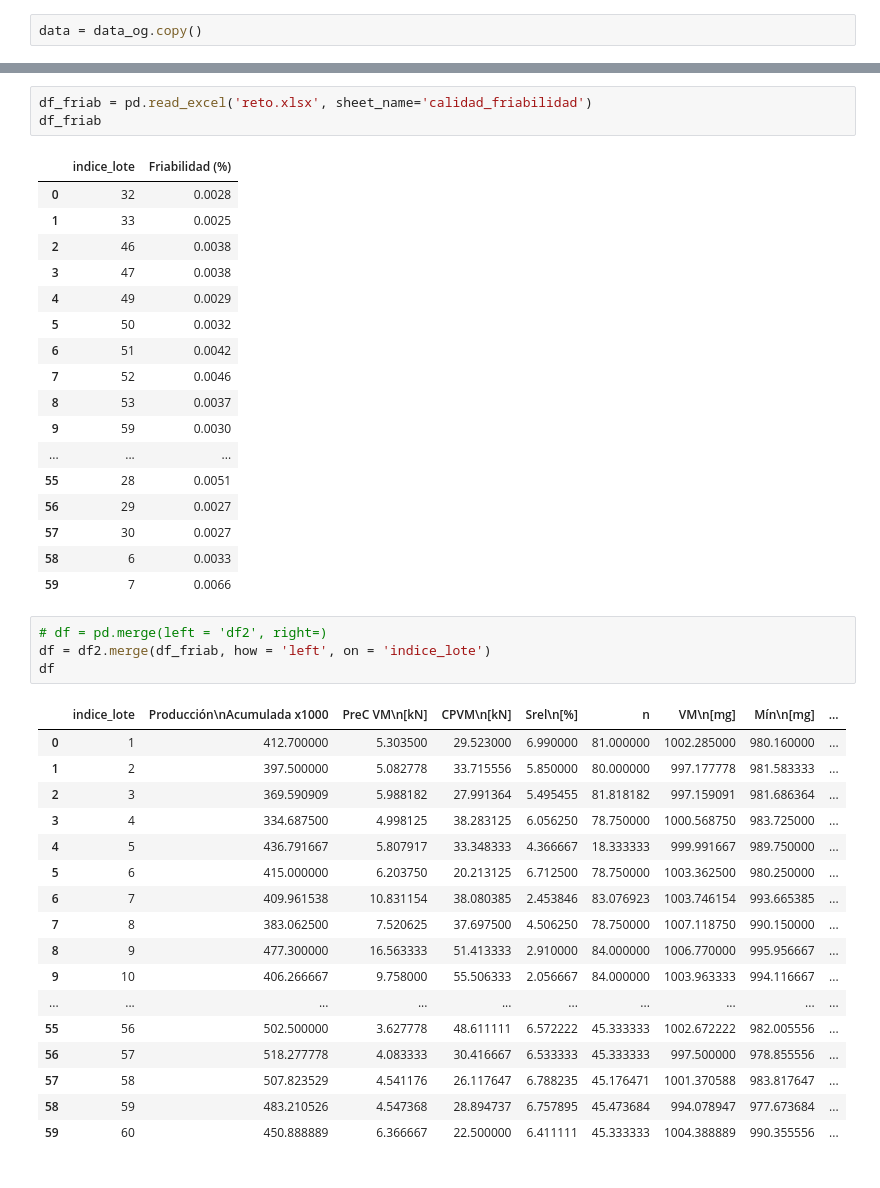
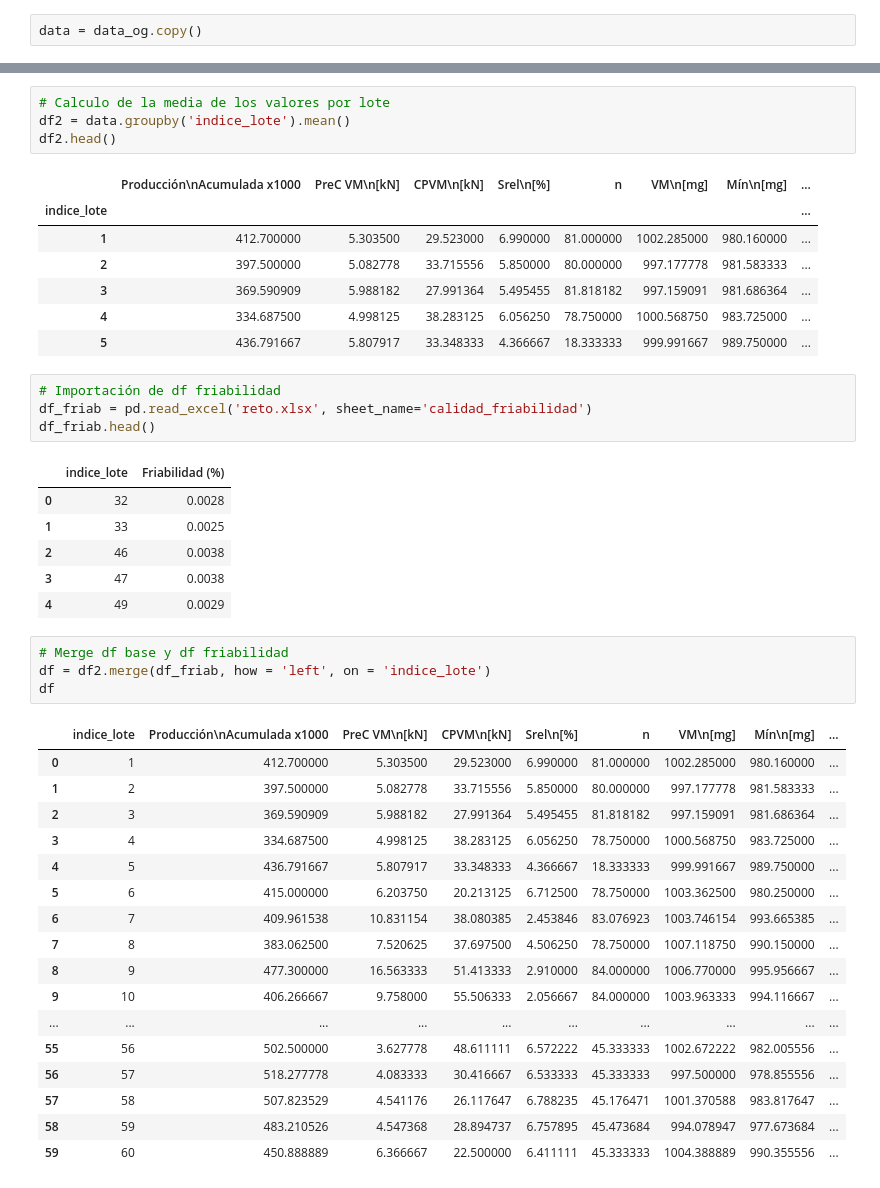
Before and after one commit to melmramxs/MA2003B, a Jupyter notebook: reto.ipynb, the cells around one changed output, grey strips where cells are left out. Cells and saved outputs as stored; diff of their text form.

```diff
--- a/reto.ipynb
+++ b/reto.ipynb
@@ -40,26 +19,28 @@ df2
+# %%
+# Calculo de la media de los valores por lote
+df2 = data.groupby('indice_lote').mean()
+df2.head()
+# %% [output]
+|  | Producción\nAcumulada x1000 | PreC VM\n[kN] | CPVM\n[kN] | Srel\n[%] | n | VM\n[mg] | Mín\n[mg] | ... |
+| indice_lote |  |  |  |  |  |  |  | ... |
+| 1 | 412.700000 | 5.303500 | 29.523000 | 6.990000 | 81.000000 | 1002.285000 | 980.160000 | ... |
+| 2 | 397.500000 | 5.082778 | 33.715556 | 5.850000 | 80.000000 | 997.177778 | 981.583333 | ... |
+| 3 | 369.590909 | 5.988182 | 27.991364 | 5.495455 | 81.818182 | 997.159091 | 981.686364 | ... |
+| 4 | 334.687500 | 4.998125 | 38.283125 | 6.056250 | 78.750000 | 1000.568750 | 983.725000 | ... |
+| 5 | 436.791667 | 5.807917 | 33.348333 | 4.366667 | 18.333333 | 999.991667 | 989.750000 | ... |
 # %%
+# Importación de df friabilidad
 df_friab = pd.read_excel('reto.xlsx', sheet_name='calidad_friabilidad')
-df_friab
+df_friab.head()
 # %% [output]
 |  | indice_lote | Friabilidad (%) |
 | 0 | 32 | 0.0028 |
 | 1 | 33 | 0.0025 |
 | 2 | 46 | 0.0038 |
 | 3 | 47 | 0.0038 |
 | 4 | 49 | 0.0029 |
-| 5 | 50 | 0.0032 |
-| 6 | 51 | 0.0042 |
-| 7 | 52 | 0.0046 |
-| 8 | 53 | 0.0037 |
-| 9 | 59 | 0.0030 |
-| ... | ... | ... |
-| 55 | 28 | 0.0051 |
-| 56 | 29 | 0.0027 |
-| 57 | 30 | 0.0027 |
-| 58 | 6 | 0.0033 |
-| 59 | 7 | 0.0066 |
 # %%
-# df = pd.merge(left = 'df2', right=)
+# Merge df base y df friabilidad
 df = df2.merge(df_friab, how = 'left', on = 'indice_lote')
 df
 # %% [output]
```
Also changed, not shown: parts of 2 cells of this notebook.
